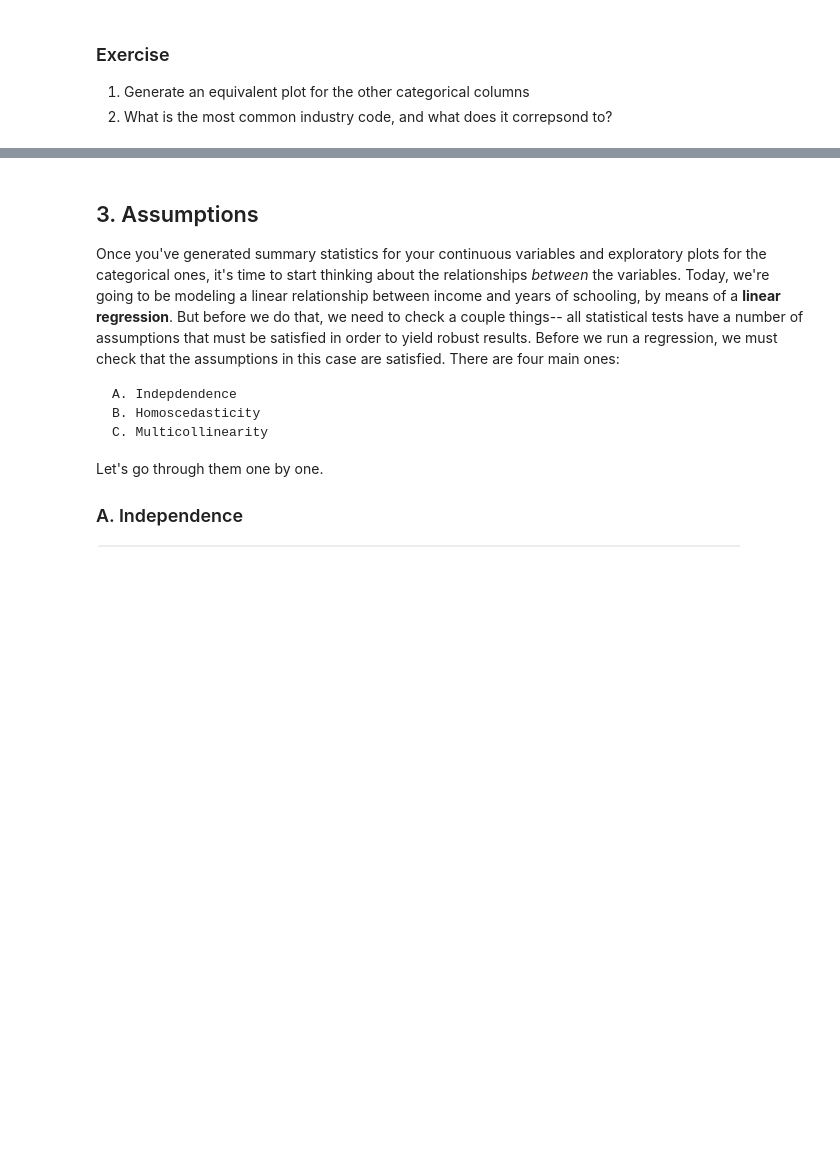
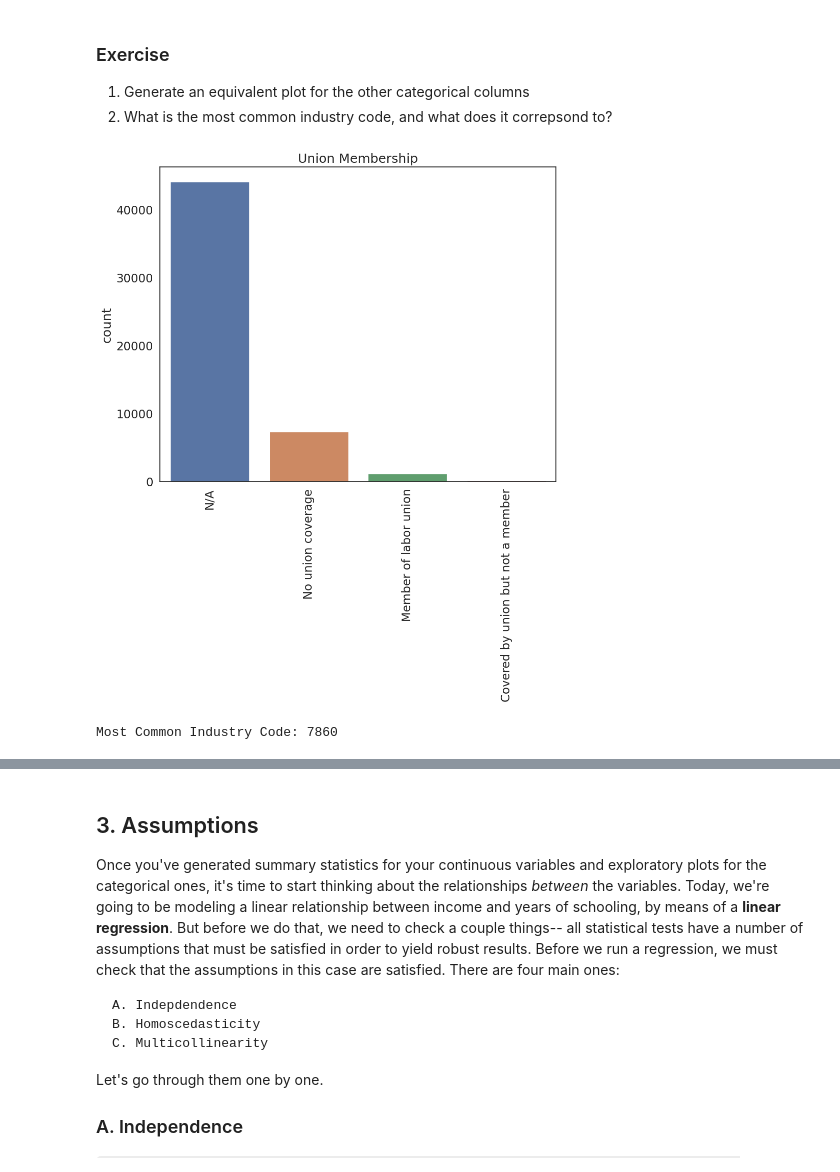
Before and after one commit to lawmianyi/QM2, a Jupyter notebook: notebooks/W08. Linear Regression.ipynb, the cells around one changed output, grey strips where cells are left out. Cells and saved outputs as stored; diff of their text form; code cells hidden in the pictures; blank space fills up the shorter version.

```diff
--- a/notebooks/W08. Linear Regression.ipynb
+++ b/notebooks/W08. Linear Regression.ipynb
@@ -170,3 +168,20 @@ plt.show() # show the plot
 
 1. Generate an equivalent plot for the other categorical columns
 2. What is the most common industry code, and what does it correpsond to?
+# %%
+sns.countplot(data=reg_df, x='union') # plot the union variable
+
+plt.title('Union Membership') # add a title
+plt.xlabel('') # remove the x axis label
+plt.xticks(ticks=[0,1,2,3],labels=['N/A', 'No union coverage','Member of labor union','Covered by union but not a member'], rotation=90)
+plt.show() # show the plot\
+# %% [output]
+[figure, added]
+# %%
+# Find the most common industry code
+most_common_industry = reg_df['ind'].mode().values[0]
+
+# Display the most common industry code
+print("Most Common Industry Code:", most_common_industry)
+# %% [output]
+Most Common Industry Code: 7860
```
Also changed, not shown: parts of 10 cells of this notebook.
